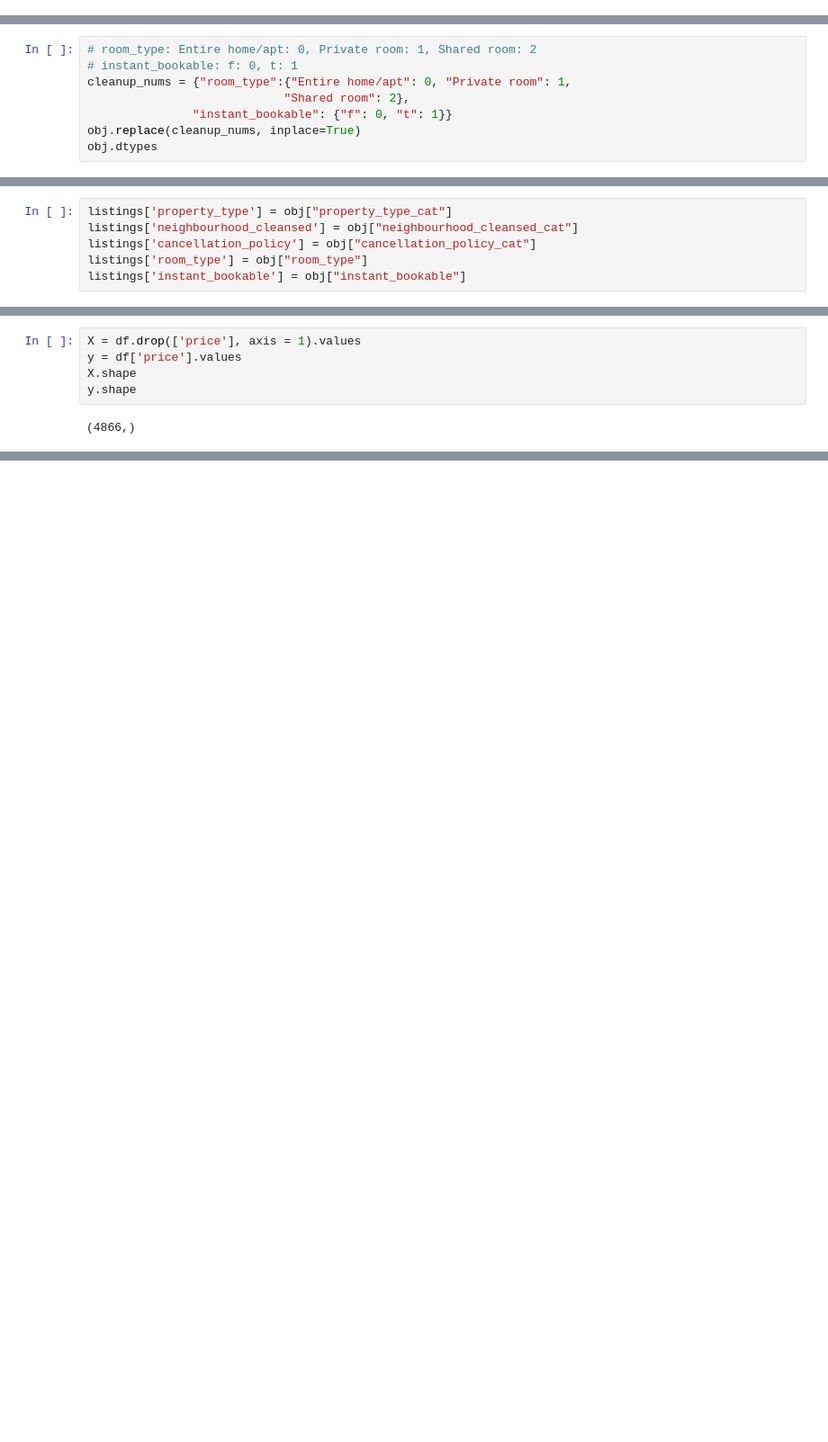
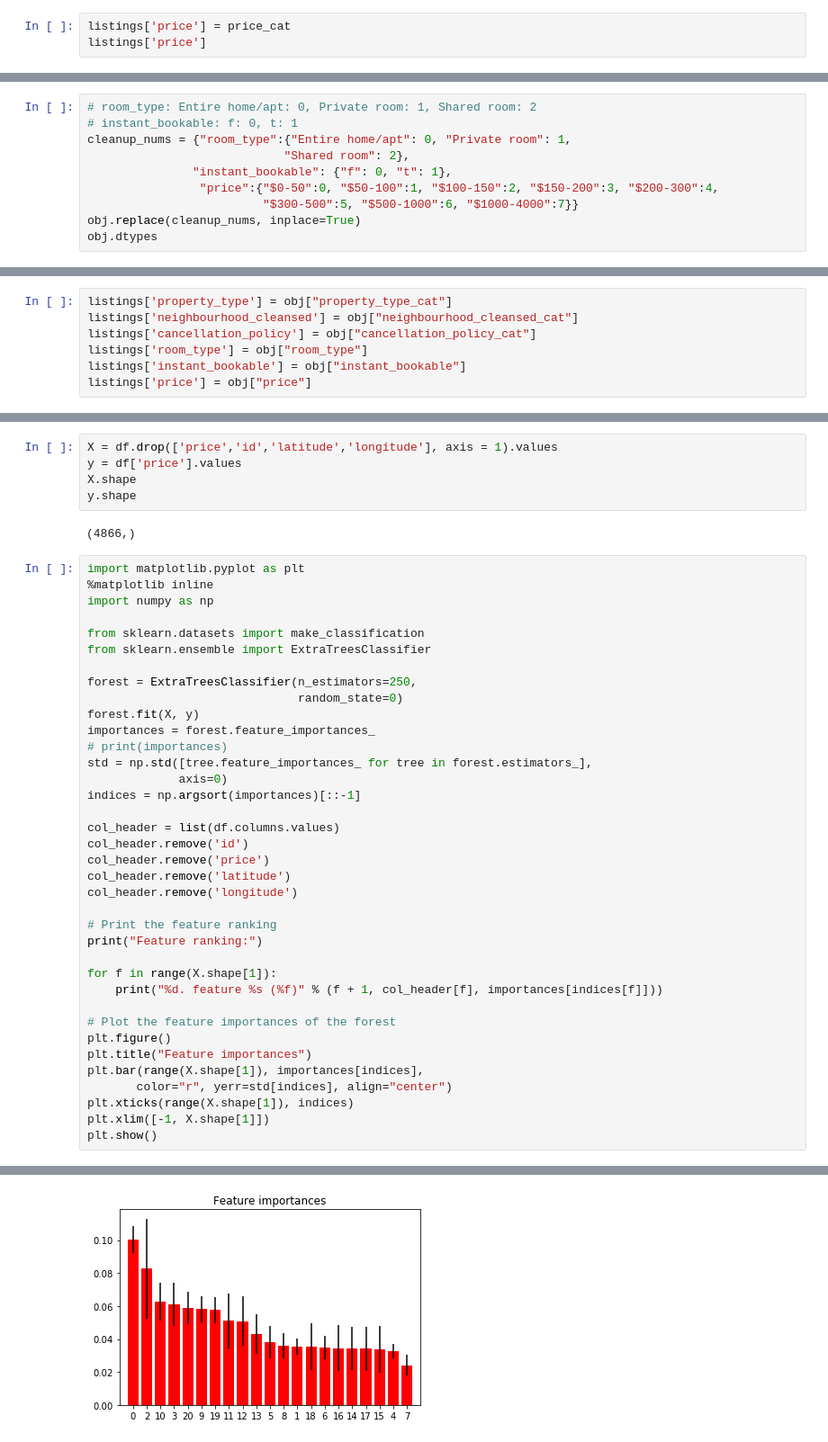
Before and after one commit to kzhang49/Hainan-Chicken, a Jupyter notebook: Analysis.ipynb, the cells around one changed output, grey strips where cells are left out. Shown at 90% size. Drawn from its saved outputs; the diff is of its cells as text; blank space fills up the shorter version.

```diff
--- a/Analysis.ipynb
+++ b/Analysis.ipynb
@@ -6,0 +46,3 @@ neighbourhoods = pd.read_csv('data/neighbourhoods.csv')
+# %%
+listings['price'] = price_cat
+listings['price']
@@ -46,7 +98,9 @@ Name: city, dtype: int64
 # instant_bookable: f: 0, t: 1
 cleanup_nums = {"room_type":{"Entire home/apt": 0, "Private room": 1,
                             "Shared room": 2},
-               "instant_bookable": {"f": 0, "t": 1}}
+               "instant_bookable": {"f": 0, "t": 1},
+                "price":{"$0-50":0, "$50-100":1, "$100-150":2, "$150-200":3, "$200-300":4,
+                         "$300-500":5, "$500-1000":6, "$1000-4000":7}}
 obj.replace(cleanup_nums, inplace=True)
 obj.dtypes
 # %% [output]
@@ -140,6 +198,7 @@ listings['neighbourhood_cleansed'] = obj["neighbourhood_cleansed_cat"]
 listings['cancellation_policy'] = obj["cancellation_policy_cat"]
 listings['room_type'] = obj["room_type"]
 listings['instant_bookable'] = obj["instant_bookable"]
+listings['price'] = obj["price"]
 # %%
 df = listings.drop(['city', 'listing_url', 'picture_url', 'neighborhood_overview',
                     'summary','space', 'description', 'street', 'name'], axis = 1)
@@ -164,8 +223,46 @@ instant_bookable            int64
 dtype: object
 # %%
-X = df.drop(['price'], axis = 1).values
+X = df.drop(['price','id','latitude','longitude'], axis = 1).values
 y = df['price'].values
 X.shape
 y.shape
 # %% [output]
 (4866,)
+# %%
+import matplotlib.pyplot as plt
+%matplotlib inline
+import numpy as np
+
+from sklearn.datasets import make_classification
+from sklearn.ensemble import ExtraTreesClassifier
+
+forest = ExtraTreesClassifier(n_estimators=250,
+                              random_state=0)
+forest.fit(X, y)
+importances = forest.feature_importances_
+# print(importances)
+std = np.std([tree.feature_importances_ for tree in forest.estimators_],
+             axis=0)
+indices = np.argsort(importances)[::-1]
+
+col_header = list(df.columns.values)
+col_header.remove('id')
+col_header.remove('price')
+col_header.remove('latitude')
+col_header.remove('longitude')
+
+# Print the feature ranking
+print("Feature ranking:")
+
+for f in range(X.shape[1]):
+    print("%d. feature %s (%f)" % (f + 1, col_header[f], importances[indices[f]]))
+
+# Plot the feature importances of the forest
+plt.figure()
+plt.title("Feature importances")
+plt.bar(range(X.shape[1]), importances[indices],
+       color="r", yerr=std[indices], align="center")
+plt.xticks(range(X.shape[1]), indices)
+plt.xlim([-1, X.shape[1]])
+plt.show()
+# %% [output]
@@ -171,0 +286 @@ y.shape
+[figure, added]
```
Also changed, not shown: parts of 15 cells of this notebook.
